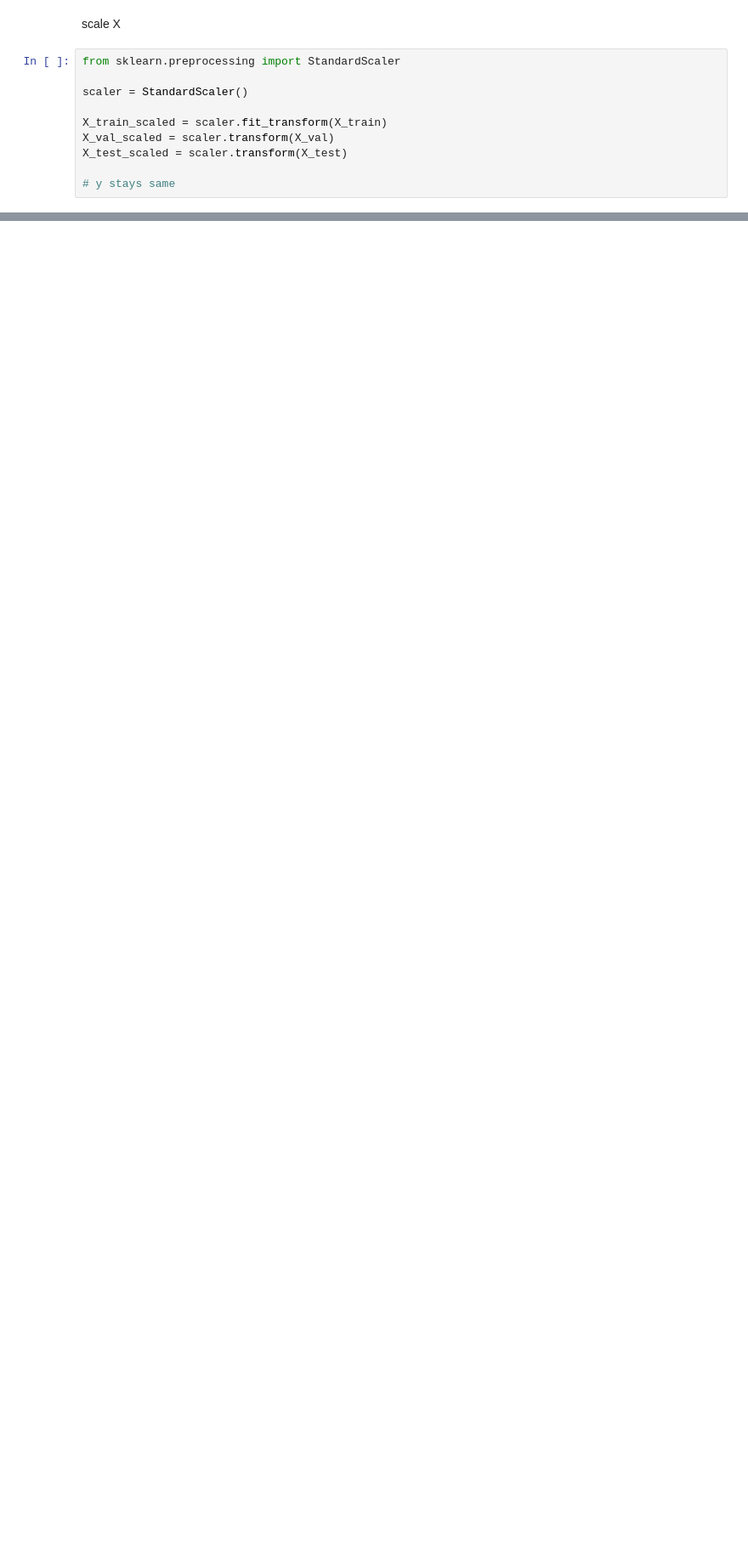
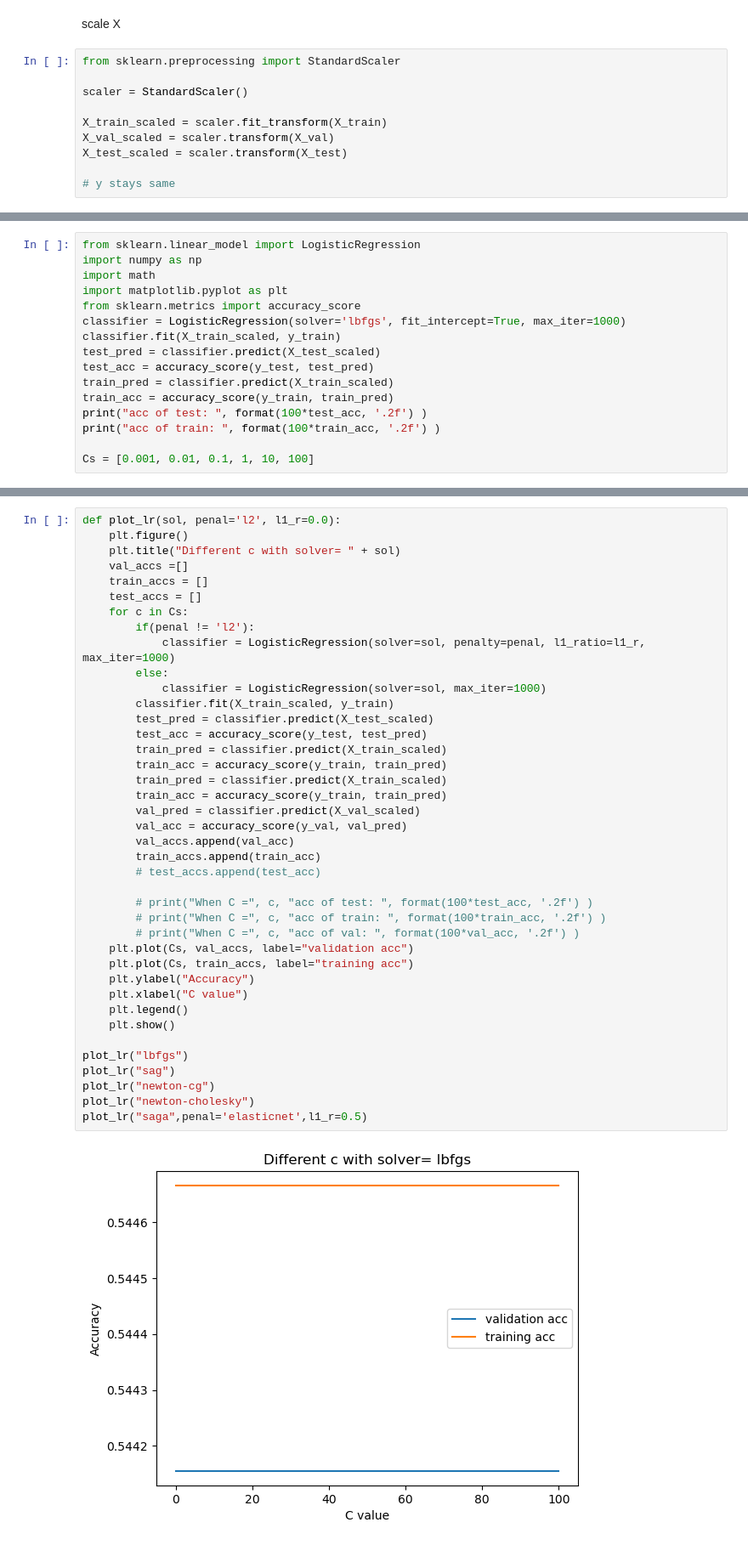
Before and after one commit to jiangyue-amber/CS178_Project, a Jupyter notebook: logistic_regression.ipynb, the cells around one changed output, grey strips where cells are left out. Shown at 85% size. Drawn from its saved outputs; the diff is of its cells as text; blank space fills up the shorter version.

Commit message:
images added and conclusion added

```diff
--- a/logistic_regression.ipynb
+++ b/logistic_regression.ipynb
@@ -67,0 +71,16 @@ X_test_scaled = scaler.transform(X_test)
+# %%
+from sklearn.linear_model import LogisticRegression
+import numpy as np
+import math
+import matplotlib.pyplot as plt
+from sklearn.metrics import accuracy_score
+classifier = LogisticRegression(solver='lbfgs', fit_intercept=True, max_iter=1000)
+classifier.fit(X_train_scaled, y_train)
+test_pred = classifier.predict(X_test_scaled)
+test_acc = accuracy_score(y_test, test_pred)
+train_pred = classifier.predict(X_train_scaled)
+train_acc = accuracy_score(y_train, train_pred)
+print("acc of test: ", format(100*test_acc, '.2f') )
+print("acc of train: ", format(100*train_acc, '.2f') )
+
+Cs = [0.001, 0.01, 0.1, 1, 10, 100]
@@ -67,0 +108,42 @@ X_test_scaled = scaler.transform(X_test)
+# %%
+def plot_lr(sol, penal='l2', l1_r=0.0):
+    plt.figure()
+    plt.title("Different c with solver= " + sol)
+    val_accs =[]
+    train_accs = []
+    test_accs = []
+    for c in Cs:
+        if(penal != 'l2'):
+            classifier = LogisticRegression(solver=sol, penalty=penal, l1_ratio=l1_r, max_iter=1000)
+        else:
+            classifier = LogisticRegression(solver=sol, max_iter=1000)
+        classifier.fit(X_train_scaled, y_train)
+        test_pred = classifier.predict(X_test_scaled)
+        test_acc = accuracy_score(y_test, test_pred)
+        train_pred = classifier.predict(X_train_scaled)
+        train_acc = accuracy_score(y_train, train_pred)
+        train_pred = classifier.predict(X_train_scaled)
+        train_acc = accuracy_score(y_train, train_pred)
+        val_pred = classifier.predict(X_val_scaled)
+        val_acc = accuracy_score(y_val, val_pred)
+        val_accs.append(val_acc)
+        train_accs.append(train_acc)
+        # test_accs.append(test_acc)
+
+        # print("When C =", c, "acc of test: ", format(100*test_acc, '.2f') )
+        # print("When C =", c, "acc of train: ", format(100*train_acc, '.2f') )
+        # print("When C =", c, "acc of val: ", format(100*val_acc, '.2f') )
+    plt.plot(Cs, val_accs, label="validation acc")
+    plt.plot(Cs, train_accs, label="training acc")
+    plt.ylabel("Accuracy")
+    plt.xlabel("C value")
+    plt.legend()
+    plt.show()
+
+plot_lr("lbfgs")
+plot_lr("sag")
+plot_lr("newton-cg")
+plot_lr("newton-cholesky")
+plot_lr("saga",penal='elasticnet',l1_r=0.5)
+# %% [output]
+[figure, added]
```
Also changed, not shown: parts of 12 cells of this notebook.
